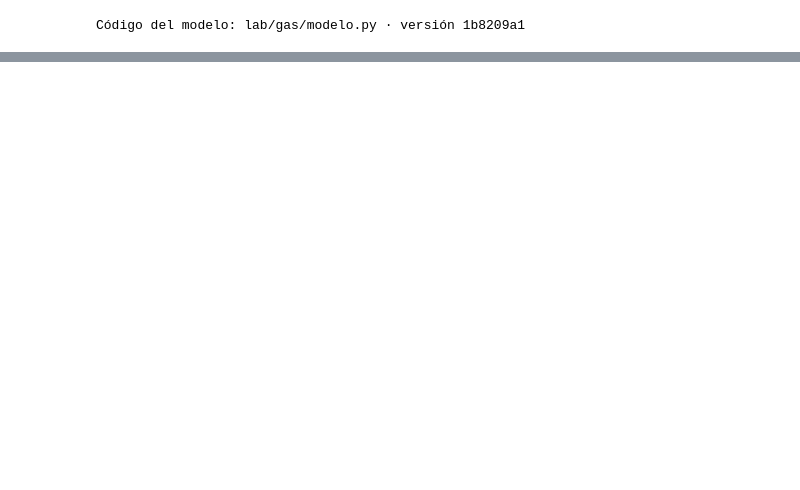
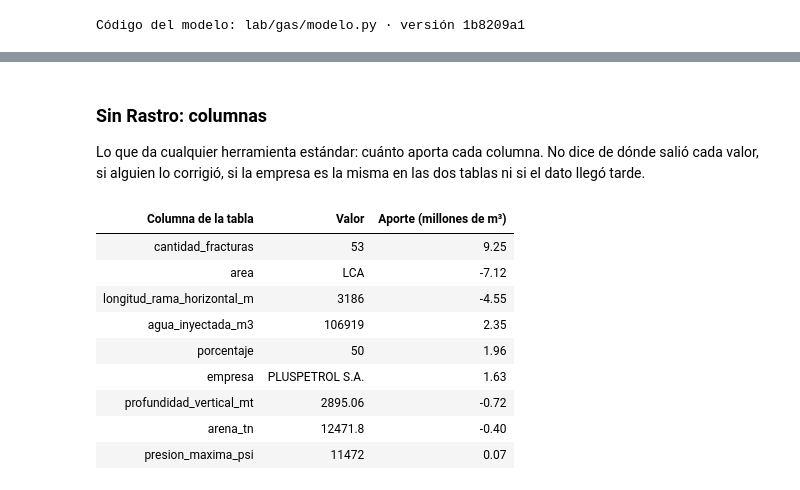
Before and after one commit to germanbraun/Rastro, a Jupyter notebook: lab/notebooks/rastro-lab.ipynb, the cells around one changed output, grey strips where cells are left out. Cells and saved outputs as stored; diff of their text form; code cells hidden in the pictures; blank space fills up the shorter version.

```diff
--- a/lab/notebooks/rastro-lab.ipynb
+++ b/lab/notebooks/rastro-lab.ipynb
@@ -272,0 +227,19 @@ for h in con["hechos"]:
+# %% [markdown]
+### Sin Rastro: columnas
+
+Lo que da cualquier herramienta estándar: cuánto aporta cada columna. No dice de dónde salió cada valor, si alguien
+lo corrigió, si la empresa es la misma en las dos tablas ni si el dato llegó tarde.
+# %%
+ver(pd.DataFrame(sin["filas"]).sort_values("aporte", key=abs, ascending=False).rename(
+    columns={"columna": "Columna de la tabla", "valor": "Valor", "aporte": "Aporte (millones de m³)"}))
+# %% [output]
+| Columna de la tabla | Valor | Aporte (millones de m³) |
+| cantidad_fracturas | 53 | 9.25 |
+| area | LCA | -7.12 |
+| longitud_rama_horizontal_m | 3186 | -4.55 |
+| agua_inyectada_m3 | 106919 | 2.35 |
+| porcentaje | 50 | 1.96 |
+| empresa | PLUSPETROL S.A. | 1.63 |
+| profundidad_vertical_mt | 2895.06 | -0.72 |
+| arena_tn | 12471.8 | -0.40 |
+| presion_maxima_psi | 11472 | 0.07 |
```
Also changed, not shown: parts of 79 cells of this notebook, 3 other files.
